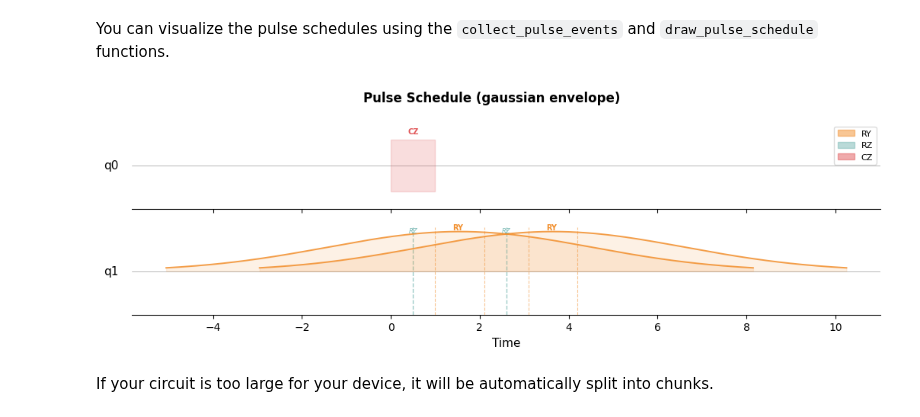
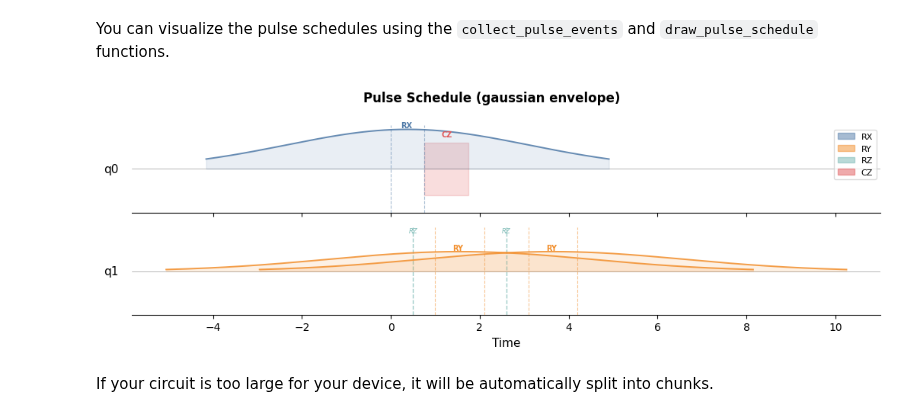
Before and after one commit to cirKITers/qml-essentials, a Jupyter notebook: docs/yaqsi.ipynb, the cells around one changed output. Drawn from its saved outputs; the diff is of its cells as text; code cells hidden in the pictures.

```diff
--- a/docs/yaqsi.ipynb
+++ b/docs/yaqsi.ipynb
@@ -168,19 +168,20 @@ You can visualize the pulse schedules using the `collect_pulse_events` and `draw
 # %%
 import matplotlib.pyplot as plt
 
 def circuit(w):
+    PulseGates.RX(w, wires=0)
     PulseGates.CZ(wires=0)
     PulseGates.H(wires=1)
     PulseGates.H(wires=1)
 
 yss = ys.Script(circuit)
 
 fig, axes = yss.draw(figure="pulse", args=(jnp.pi*0.5,))
 
 plt.savefig("figures/pulse_schedule_light.png", dpi=100, transparent=True)
 plt.show()
 # %% [output]
-[figure, old version]
+[figure, new version]
 # %% [markdown]
 If your circuit is too large for your device, it will be automatically split into chunks.
 # %%
```
Also changed, not shown: 3 other files.
